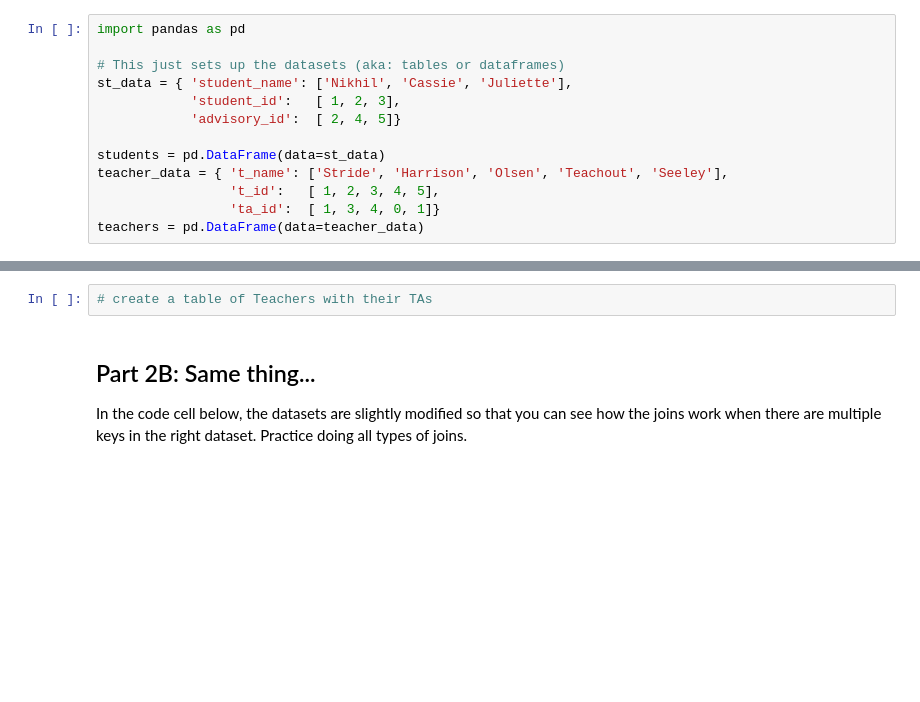
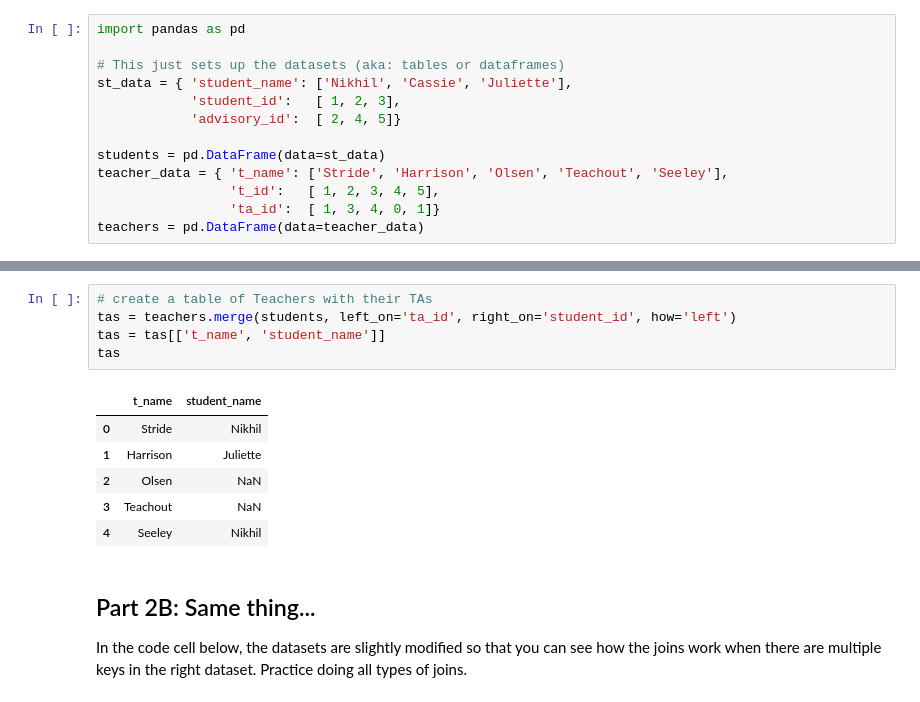
Before and after one commit to r1tvikbansal/IDP-Warmups, a Jupyter notebook: Geospacial/lesson-20-dissolve-join/lesson-20-dissolve-join/lesson-20-CP7-Dissolve + Join.ipynb, the cells around one changed output, grey strips where cells are left out. Saved outputs shown, nothing was run; the diff lists cells and outputs as text; blank space fills up the shorter version.

```diff
--- a/Geospacial/lesson-20-dissolve-join/lesson-20-dissolve-join/lesson-20-CP7-Dissolve + Join.ipynb
+++ b/Geospacial/lesson-20-dissolve-join/lesson-20-dissolve-join/lesson-20-CP7-Dissolve + Join.ipynb
@@ -89,5 +98,15 @@ teachers = pd.DataFrame(data=teacher_data)
 # %%
 # create a table of Teachers with their TAs
+tas = teachers.merge(students, left_on='ta_id', right_on='student_id', how='left')
+tas = tas[['t_name', 'student_name']]
+tas
+# %% [output]
+|  | t_name | student_name |
+| 0 | Stride | Nikhil |
+| 1 | Harrison | Juliette |
+| 2 | Olsen | NaN |
+| 3 | Teachout | NaN |
+| 4 | Seeley | Nikhil |
 # %% [markdown]
 ## Part 2B: Same thing...
 In the code cell below, the datasets are slightly modified so that you can see how the joins work when there are multiple keys in the right dataset. Practice doing all types of joins.
```
Also changed, not shown: parts of 6 cells of this notebook.
